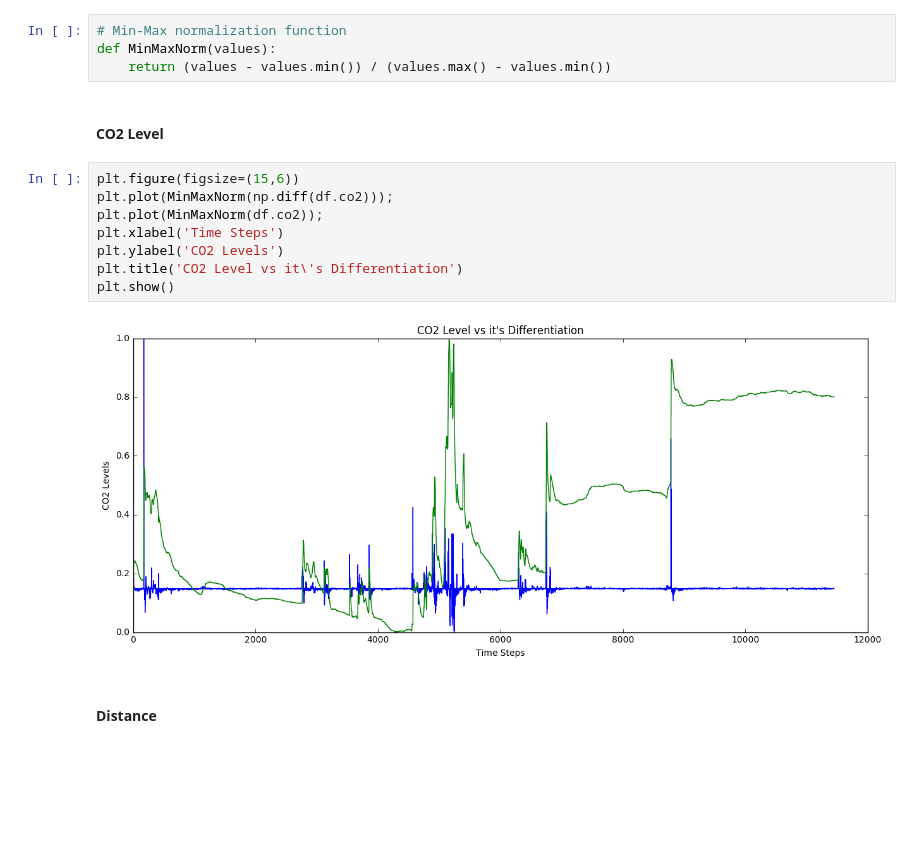
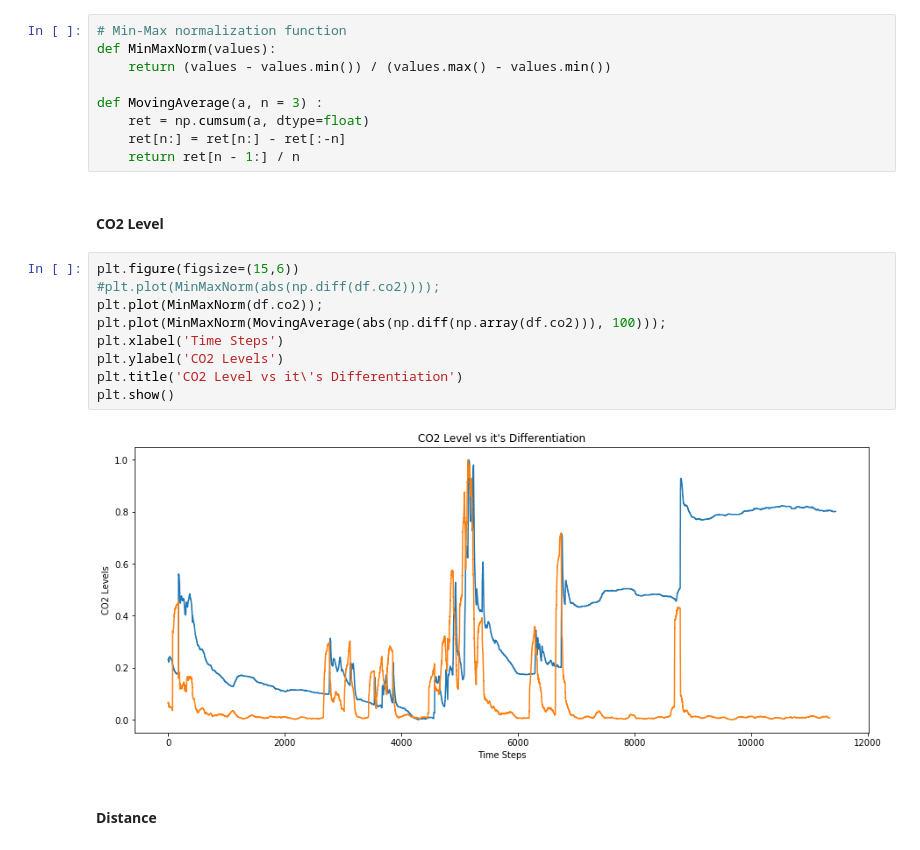
Before and after one commit to pournasserian/Occupancy-Sensing, a Jupyter notebook: 2-Cleansing.ipynb, the cells around one changed output. Cells and saved outputs as stored; diff of their text form; blank space fills up the shorter version.

```diff
--- a/2-Cleansing.ipynb
+++ b/2-Cleansing.ipynb
@@ -65,18 +65,24 @@ We use Min-Max normalization to rescale all plots for better comparison and visu
 # Min-Max normalization function
 def MinMaxNorm(values):
     return (values - values.min()) / (values.max() - values.min())
+
+def MovingAverage(a, n = 3) :
+    ret = np.cumsum(a, dtype=float)
+    ret[n:] = ret[n:] - ret[:-n]
+    return ret[n - 1:] / n
 # %% [markdown]
 #### CO2 Level
 # %%
 plt.figure(figsize=(15,6))
-plt.plot(MinMaxNorm(np.diff(df.co2)));
+#plt.plot(MinMaxNorm(abs(np.diff(df.co2))));
 plt.plot(MinMaxNorm(df.co2));
+plt.plot(MinMaxNorm(MovingAverage(abs(np.diff(np.array(df.co2))), 100)));
 plt.xlabel('Time Steps')
 plt.ylabel('CO2 Levels')
 plt.title('CO2 Level vs it\'s Differentiation')
 plt.show()
 # %% [output]
-[figure, old version]
+[figure, new version]
 # %% [markdown]
 #### Distance
 # %%
```
Also changed, not shown: parts of 5 cells of this notebook, 4 other files.
